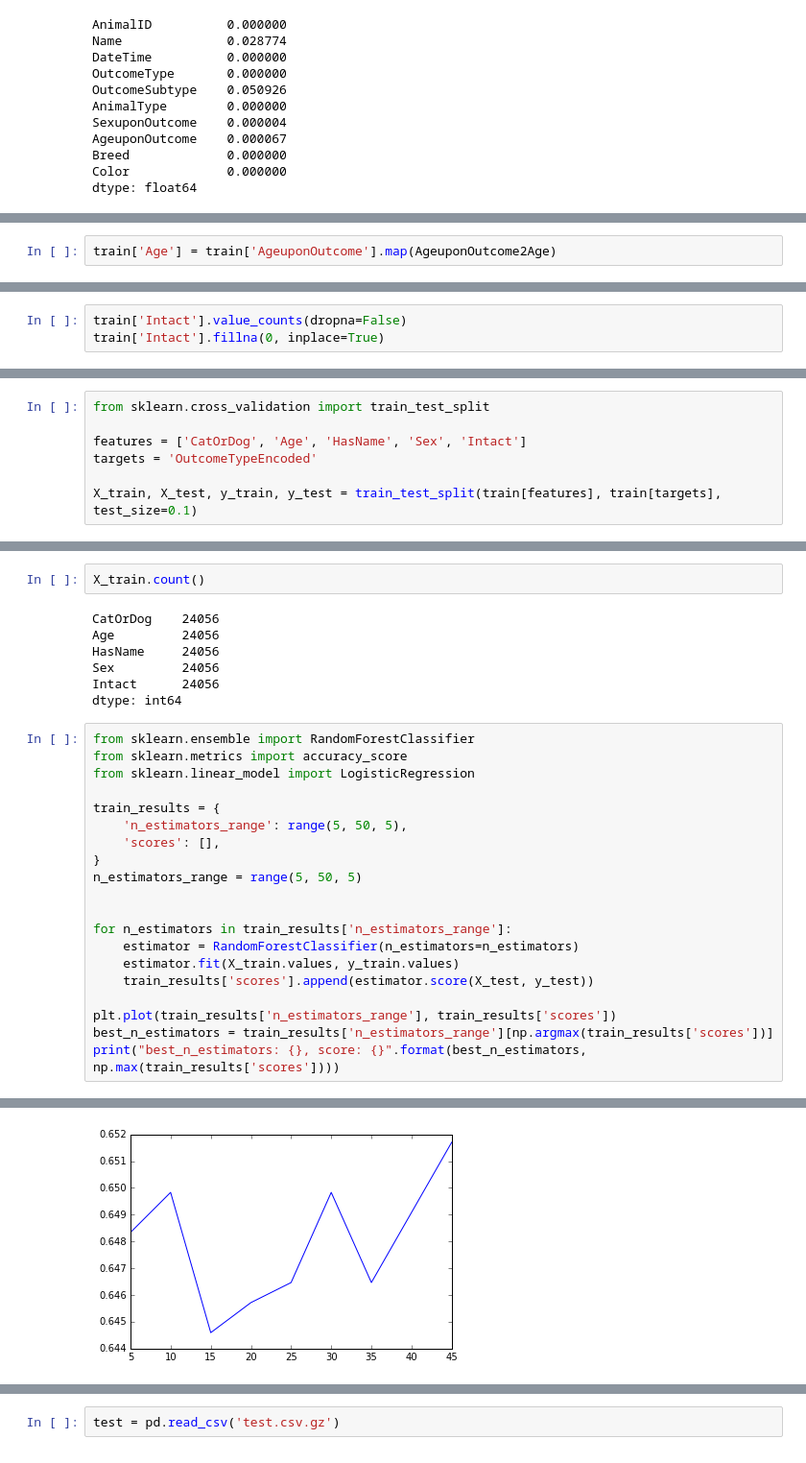
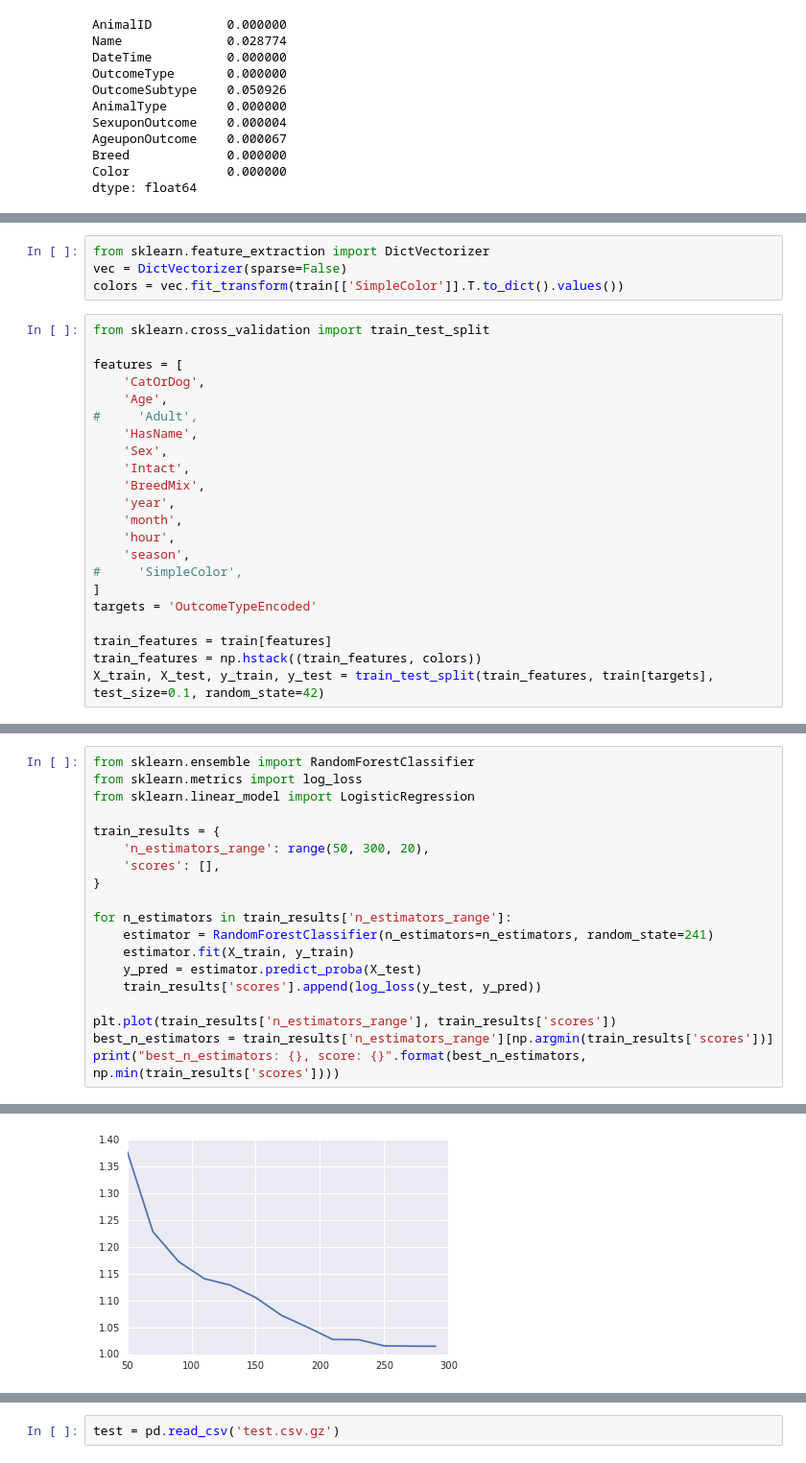
Before and after one commit to sdukshis/Kaggle-Shelter-Animal-Outcomes, a Jupyter notebook: Shelter Animal Outcomes.ipynb, the cells around one changed output, grey strips where cells are left out. Shown at 96% size. Drawn from its saved outputs; the diff is of its cells as text.

Commit message:
separate extract_features function

```diff
--- a/Shelter Animal Outcomes.ipynb
+++ b/Shelter Animal Outcomes.ipynb
@@ -79,2 +55,0 @@ def AgeuponOutcome2Age(age):
-# %%
-train['Age'] = train['AgeuponOutcome'].map(AgeuponOutcome2Age)
@@ -154,3 +146,0 @@ train['Intact'] = train['SexuponOutcome'].map(Intact)
-# %%
-train['Intact'].value_counts(dropna=False)
-train['Intact'].fillna(0, inplace=True)
@@ -162,7 +167,26 @@ array(['Neutered Male', 'Spayed Female', 'Intact Male', 'Intact Female',
+# %%
+from sklearn.feature_extraction import DictVectorizer
+vec = DictVectorizer(sparse=False)
+colors = vec.fit_transform(train[['SimpleColor']].T.to_dict().values())
 # %%
 from sklearn.cross_validation import train_test_split
 
-features = ['CatOrDog', 'Age', 'HasName', 'Sex', 'Intact']
+features = [
+    'CatOrDog',
+    'Age',
+#     'Adult',
+    'HasName',
+    'Sex',
+    'Intact',
+    'BreedMix',
+    'year',
+    'month',
+    'hour',
+    'season',
+#     'SimpleColor',
+]
 targets = 'OutcomeTypeEncoded'
 
-X_train, X_test, y_train, y_test = train_test_split(train[features], train[targets], test_size=0.1)
+train_features = train[features]
+train_features = np.hstack((train_features, colors))
+X_train, X_test, y_train, y_test = train_test_split(train_features, train[targets], test_size=0.1, random_state=42)
@@ -223,30 +193,20 @@ array([['Agouti'], ['Agouti', 'Brown Tabby'], ['Apricot'],
-# %%
-X_train.count()
-# %% [output]
-CatOrDog    24056
-Age         24056
-HasName     24056
-Sex         24056
-Intact      24056
-dtype: int64
 # %%
 from sklearn.ensemble import RandomForestClassifier
-from sklearn.metrics import accuracy_score
+from sklearn.metrics import log_loss
 from sklearn.linear_model import LogisticRegression
 
 train_results = {
-    'n_estimators_range': range(5, 50, 5),
+    'n_estimators_range': range(50, 300, 20),
     'scores': [],
 }
-n_estimators_range = range(5, 50, 5)
-
 
 for n_estimators in train_results['n_estimators_range']:
-    estimator = RandomForestClassifier(n_estimators=n_estimators)
-    estimator.fit(X_train.values, y_train.values)
-    train_results['scores'].append(estimator.score(X_test, y_test))
+    estimator = RandomForestClassifier(n_estimators=n_estimators, random_state=241)
+    estimator.fit(X_train, y_train)
+    y_pred = estimator.predict_proba(X_test)
+    train_results['scores'].append(log_loss(y_test, y_pred))
 
 plt.plot(train_results['n_estimators_range'], train_results['scores'])
-best_n_estimators = train_results['n_estimators_range'][np.argmax(train_results['scores'])]
-print("best_n_estimators: {}, score: {}".format(best_n_estimators, np.max(train_results['scores'])))
+best_n_estimators = train_results['n_estimators_range'][np.argmin(train_results['scores'])]
+print("best_n_estimators: {}, score: {}".format(best_n_estimators, np.min(train_results['scores'])))
 # %% [output]
@@ -254,4 +214,4 @@ best_n_estimators: 45, score: 0.651702207258
-[figure, old version]
+[figure, new version]
 # %%
 estimator = RandomForestClassifier(n_estimators=best_n_estimators)
 estimator.fit(train[features], train[targets])
```
Also changed, not shown: parts of 31 cells of this notebook.
